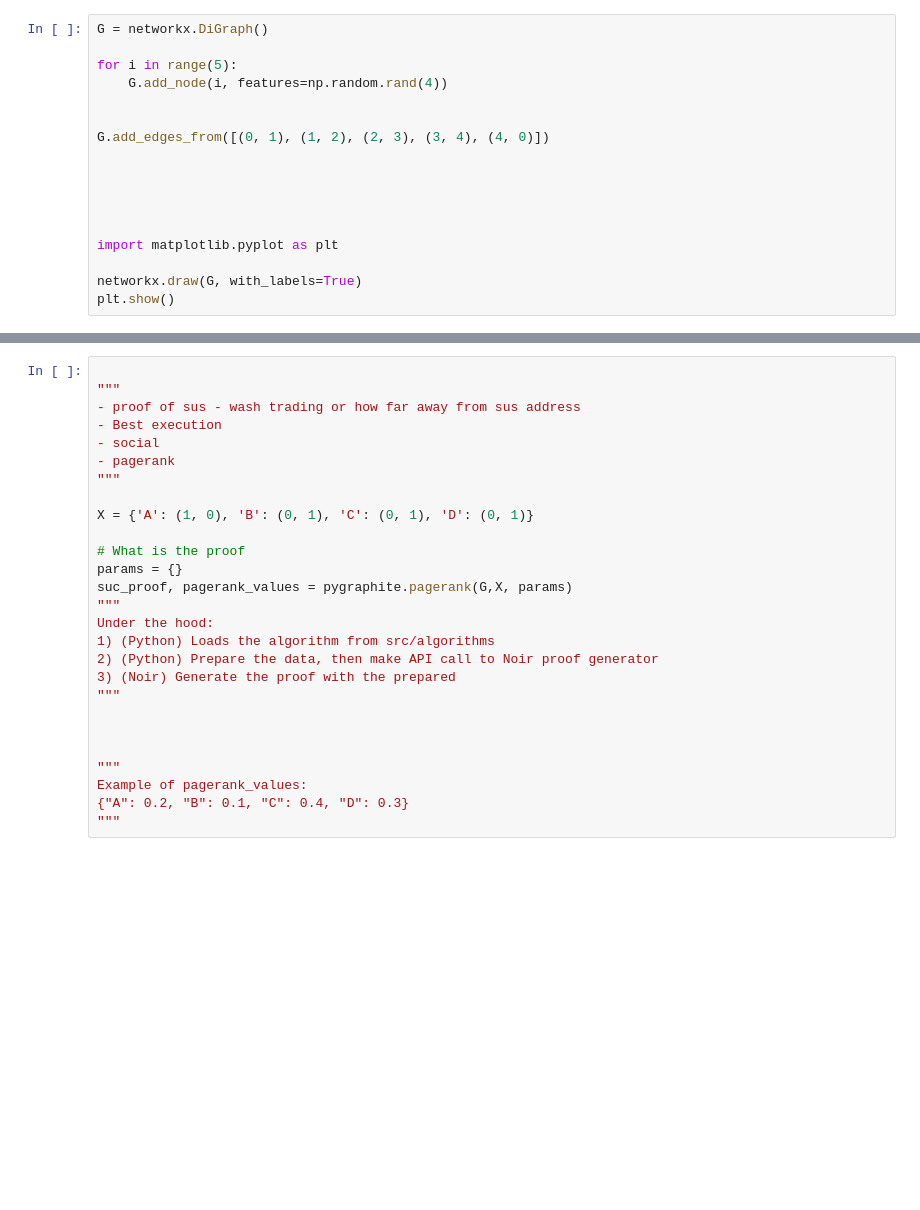
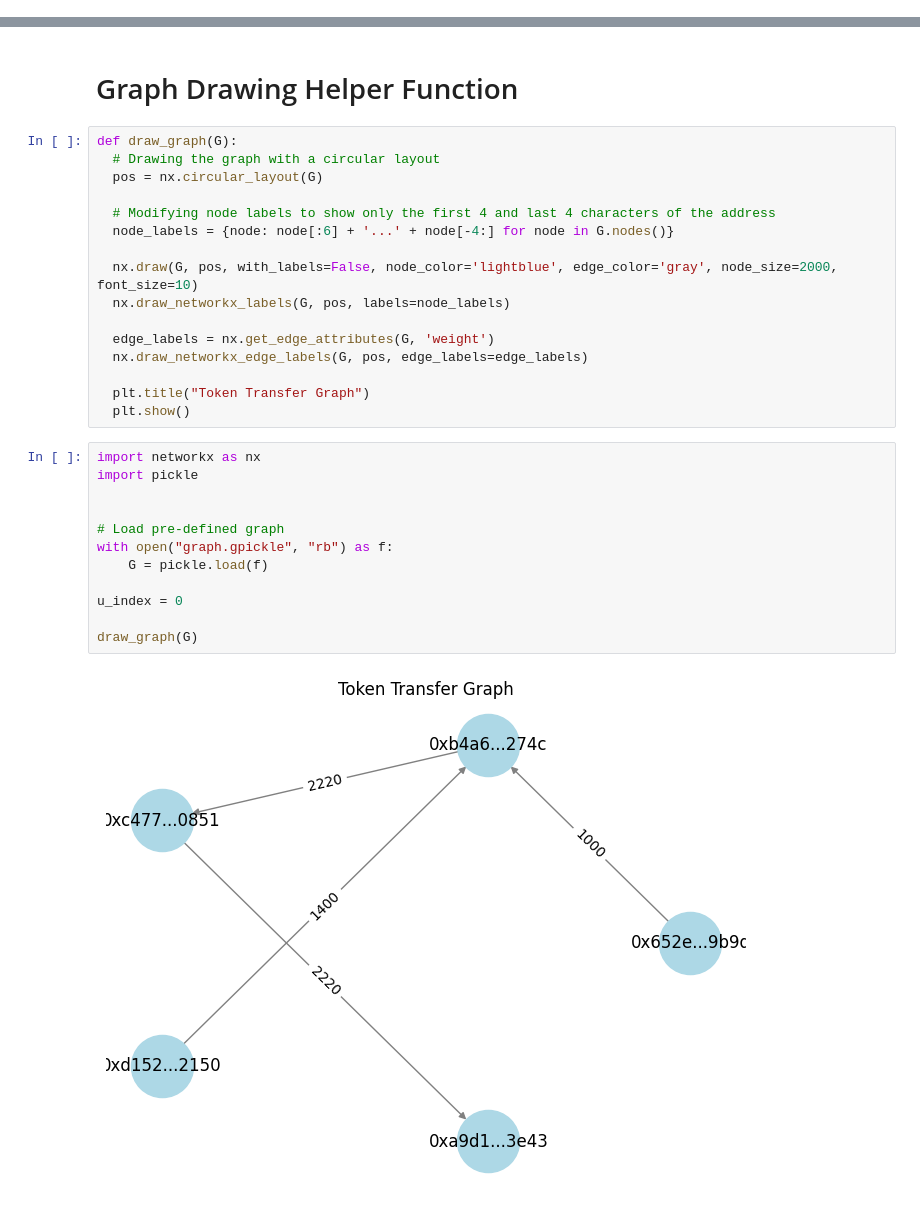
Before and after one commit to AlexCheema/Graphite, a Jupyter notebook: demo.ipynb, the cells around one changed output, grey strips where cells are left out. Drawn from its saved outputs; the diff is of its cells as text; blank space fills up the shorter version.

```diff
--- a/demo.ipynb
+++ b/demo.ipynb
@@ -29,17 +27,0 @@ import numpy as np
-# %%
-G = networkx.DiGraph()
-
-for i in range(5):
-    G.add_node(i, features=np.random.rand(4))
-
-
-G.add_edges_from([(0, 1), (1, 2), (2, 3), (3, 4), (4, 0)])
-
-
-
-
-
-import matplotlib.pyplot as plt
-
-networkx.draw(G, with_labels=True)
-plt.show()
@@ -48,27 +28,32 @@ plt.show()
-# %%
-
-"""
-- proof of sus - wash trading or how far away from sus address
-- Best execution
-- social
-- pagerank
-"""
-
-X = {'A': (1, 0), 'B': (0, 1), 'C': (0, 1), 'D': (0, 1)}
-
-# What is the proof
-params = {}
-suc_proof, pagerank_values = pygraphite.pagerank(G,X, params)
-"""
-Under the hood:
-1) (Python) Loads the algorithm from src/algorithms
-2) (Python) Prepare the data, then make API call to Noir proof generator
-3) (Noir) Generate the proof with the prepared
-"""
-
-
-
-"""
-Example of pagerank_values:
-{"A": 0.2, "B": 0.1, "C": 0.4, "D": 0.3}
-"""
+# %% [markdown]
+# Graph Drawing Helper Function
+# %%
+def draw_graph(G):
+  # Drawing the graph with a circular layout
+  pos = nx.circular_layout(G)
+
+  # Modifying node labels to show only the first 4 and last 4 characters of the address
+  node_labels = {node: node[:6] + '...' + node[-4:] for node in G.nodes()}
+
+  nx.draw(G, pos, with_labels=False, node_color='lightblue', edge_color='gray', node_size=2000, font_size=10)
+  nx.draw_networkx_labels(G, pos, labels=node_labels)
+
+  edge_labels = nx.get_edge_attributes(G, 'weight')
+  nx.draw_networkx_edge_labels(G, pos, edge_labels=edge_labels)
+
+  plt.title("Token Transfer Graph")
+  plt.show()
+# %%
+import networkx as nx
+import pickle
+
+
+# Load pre-defined graph
+with open("graph.gpickle", "rb") as f:
+    G = pickle.load(f)
+
+u_index = 0
+
+draw_graph(G)
+# %% [output]
+[figure, added]
```
Also changed, not shown: parts of 5 cells of this notebook, 1 other file.
